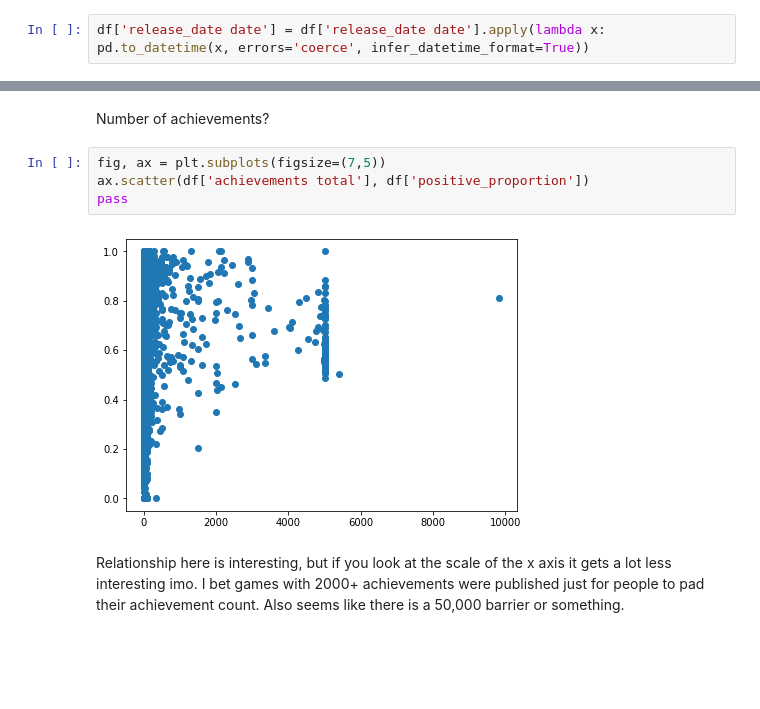
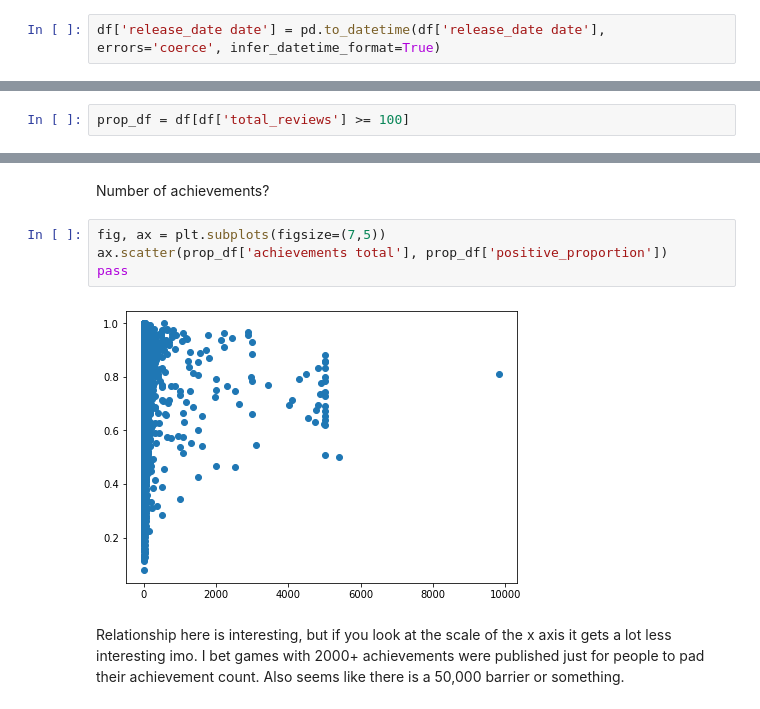
Before and after one commit to PokoNut/CMSC320FinalProject, a Jupyter notebook: final.ipynb, the cells around one changed output, grey strips where cells are left out. Saved outputs shown, nothing was run; the diff lists cells and outputs as text; blank space fills up the shorter version.

```diff
--- a/final.ipynb
+++ b/final.ipynb
@@ -202,7 +194,7 @@ for col_name in df:
 # %% [markdown]
 Next we change the release dates to all be in the same format, the pandas datetime format. The parameter `errors='coerce'` means that if pandas cannot figure out what the date format means, then it will set the value to pd.NaT. This is reasonable because there are many apps and not all will use a recognizable format, but we do not want those few exceptions to bring the process to a complete stop. The parameter `infer_datetime_format=True` is used because there is no consistent date format for all Steam pages. The main reason the release date would not be in a format recognized by pandas would be if the date is given in a language other than English.
 # %%
-df['release_date date'] = df['release_date date'].apply(lambda x: pd.to_datetime(x, errors='coerce', infer_datetime_format=True))
+df['release_date date'] = pd.to_datetime(df['release_date date'], errors='coerce', infer_datetime_format=True)
 # %% [markdown]
 Now we define a function to determine positive review percentage for a row. Gives NaN if missing either the total review count or total count of positive reviews.
 # %%
@@ -249,3 +243,5 @@ df.head()
+# %%
+prop_df = df[df['total_reviews'] >= 100]
 # %% [markdown]
 Is there some relationship between release date and positive rating percentage? Maybe they just don't make games like they used to, or maybe technological advancements mean that modern games are superior. We'll make a violin plot using matplotlib to compare release year and positive review percentage to try and get some idea.
 # %%
@@ -301,10 +316,10 @@ I guess if we're talking about "worth buying" then we can frame metacritic score
 Number of achievements?
 # %%
 fig, ax = plt.subplots(figsize=(7,5))
-ax.scatter(df['achievements total'], df['positive_proportion'])
+ax.scatter(prop_df['achievements total'], prop_df['positive_proportion'])
 pass
 # %% [output]
-[figure, old version]
+[figure, new version]
 # %% [markdown]
 Relationship here is interesting, but if you look at the scale of the x axis it gets a lot less interesting imo. I bet games with 2000+ achievements were published just for people to pad their achievement count. Also seems like there is a 50,000 barrier or something.
 # %% [markdown]
```
Also changed, not shown: parts of 39 cells of this notebook.
